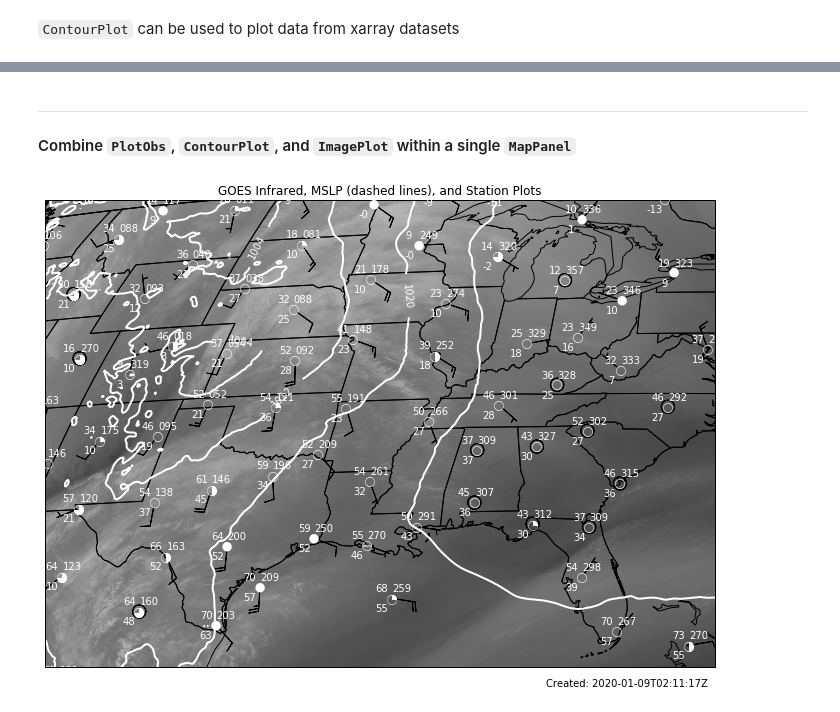
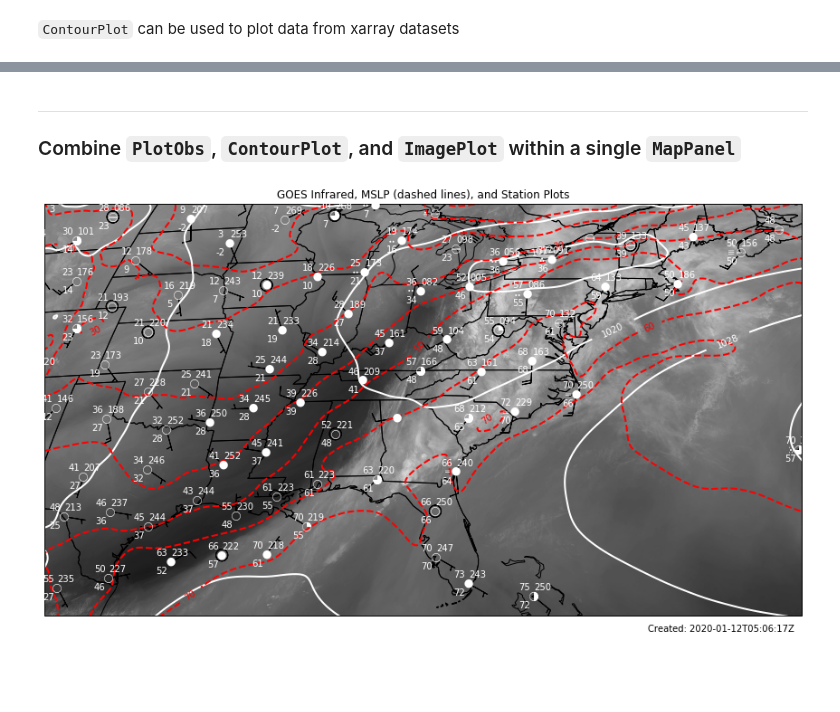
Before and after one commit to Unidata/pyaos-ams-2020, a Jupyter notebook: notebooks/Declarative_Plotting_Tutorial.ipynb, the cells around one changed output, grey strips where cells are left out. Cells and saved outputs as stored; diff of their text form; code cells hidden in the pictures; blank space fills up the shorter version.

```diff
--- a/notebooks/Declarative_Plotting_Tutorial.ipynb
+++ b/notebooks/Declarative_Plotting_Tutorial.ipynb
@@ -212,3 +275,5 @@ model_ds = cat.datasets[0].remote_access(use_xarray=True).metpy.parse_cf()
+# %%
+model_ds = model_ds.sel(time = model_ds.time[0:10])
 # %% [markdown]
 Here is a list of what variables are within the dataset
 # %%
@@ -239,10 +314,8 @@ model_ds['Temperature_height_above_ground'].metpy.convert_units('degF')
 # %% [markdown]
 `ContourPlot` can be used to plot data from xarray datasets
 # %%
-from metpy.plots import ContourPlot
-
 # Setup the ContourPlot, setting the desired variable to plot
-contour_mslp = ContourPlot()
+contour_mslp = mpplots.ContourPlot()
 contour_mslp.data = model_ds
 contour_mslp.field = 'Pressure_reduced_to_MSL_msl' # Variable within the xarray dataset that will be plotted
 contour_mslp.time = datetime.utcnow()
@@ -252,7 +325,7 @@ contour_mslp.clabels = True
 contour_mslp.contours = list(range(900, 1100, 4)) # Contour intervals
 
 # Setup another ContourPlot for temperature (in degrees Fahrenheit)
-contour_temp = ContourPlot()
+contour_temp = mpplots.ContourPlot()
 contour_temp.data = model_ds
 contour_temp.field = 'Temperature_height_above_ground'
 contour_temp.time = datetime.utcnow()
@@ -262,14 +335,14 @@ contour_temp.clabels = True
 contour_temp.contours = list(range(-50, 100, 10)) # Contour intervals
 
 # Plot the east coast
-panel = MapPanel()
+panel = mpplots.MapPanel()
 panel.area = 'east'
-panel.layers = ['coastline', 'borders', 'states']
+panel.layers = ['coastline', 'borders', 'states', 'land', 'ocean']
 panel.plots = [contour_temp, contour_mslp]
 
-pc = PanelContainer()
+pc = mpplots.PanelContainer()
 pc.panels = [panel]
-pc.size=(12, 10)
-add_timestamp(panel.ax, time=start_time)
+pc.size=(15, 9)
+mpplots.add_timestamp(panel.ax, time=start_time)
 pc.show()
 # %% [output]
@@ -277,48 +416,57 @@ pc.show()
 # %% [markdown]
 ---
 <a name="combo"></a>
-#### Combine `PlotObs`, `ContourPlot`, and `ImagePlot` within a single `MapPanel`
+### Combine `PlotObs`, `ContourPlot`, and `ImagePlot` within a single `MapPanel`
 # %%
-import warnings
-warnings.filterwarnings("ignore")
-
-obs = PlotObs()
+# Plot surface data
+obs = mpplots.PlotObs()
 obs.data = sfc_data
 obs.level = None
 obs.fields = ['air_temperature', 'dew_point_temperature', 'air_pressure_at_sea_level', 'cloud_coverage', 'present_weather', 'past_weather']
 obs.locations = ['NW', 'SW', 'NE', 'C', 'W', 'SE']
 obs.formats = [None, None, lambda v: format(10 * v, '.0f')[-3:], 'sky_cover',
                'current_weather', 'current_weather']
 obs.colors = ['white', 'white', 'white', 'white', 'white', 'white']
 obs.vector_field = ('eastward_wind', 'northward_wind')
-obs.reduce_points = 2
+obs.reduce_points = 1.8
 
-contour = ContourPlot()
-contour.data = model_ds
-contour.field = 'Pressure_reduced_to_MSL_msl'
-contour.time = datetime.utcnow()
-contour.level = None
-contour.linecolor = 'white'
-contour.clabels = True
-contour.contours = list(range(900, 1100, 8))
+# Setup ContourPlot for MSLP
+contour_mslp = mpplots.ContourPlot()
+contour_mslp.data = model_ds
+contour_mslp.field = 'Pressure_reduced_to_MSL_msl'
+contour_mslp.time = datetime.utcnow()
+contour_mslp.level = None
+contour_mslp.linecolor = 'white'
+contour_mslp.clabels = True
+contour_mslp.contours = list(range(900, 1100, 8))
 
-img = ImagePlot()
+# Setup another ContourPlot for temperature (in degrees Fahrenheit)
+contour_temp = mpplots.ContourPlot()
+contour_temp.data = model_ds
+contour_temp.field = 'Temperature_height_above_ground'
+contour_temp.time = datetime.utcnow()
+contour_temp.linecolor = 'red'
+contour_temp.linestyle = 'dashed'
+contour_temp.clabels = True
+contour_temp.contours = list(range(-50, 100, 10)) # Contour intervals
+
+img = mpplots.ImagePlot()
 img.data = ds
 img.field = 'Sectorized_CMI'
 img.colormap = 'gray_r'
 img.image_range = (195, 265)
 
-panel = MapPanel()
+panel = mpplots.MapPanel()
 panel.layers = ['coastline', 'borders', 'states']
-panel.area = 'centus'
+panel.area = 'east'
 #panel.projection = 'lcc'
-panel.plots = [img, contour, obs]
+panel.plots = [img, contour_mslp, contour_temp, obs]
 panel.title = 'GOES Infrared, MSLP (dashed lines), and Station Plots'
 
-pc = PanelContainer()
+pc = mpplots.PanelContainer()
 pc.panels = [panel]
-pc.size=(12, 10)
-add_timestamp(panel.ax, time=start_time)
+pc.size=(15, 9)
+mpplots.add_timestamp(panel.ax, time=start_time)
 pc.show()
 # %% [output]
-[figure, old version]
+[figure, new version]
```
Also changed, not shown: parts of 25 cells of this notebook.
